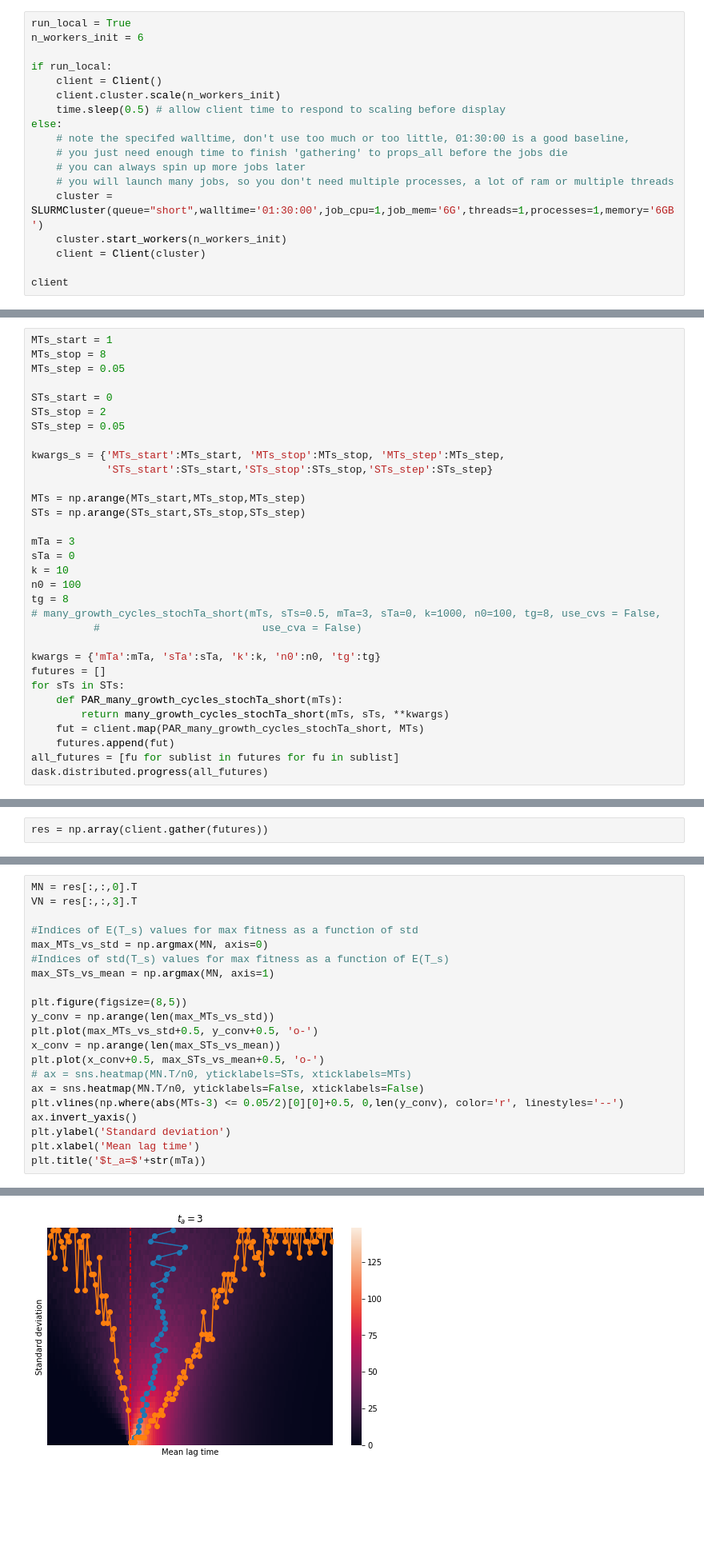
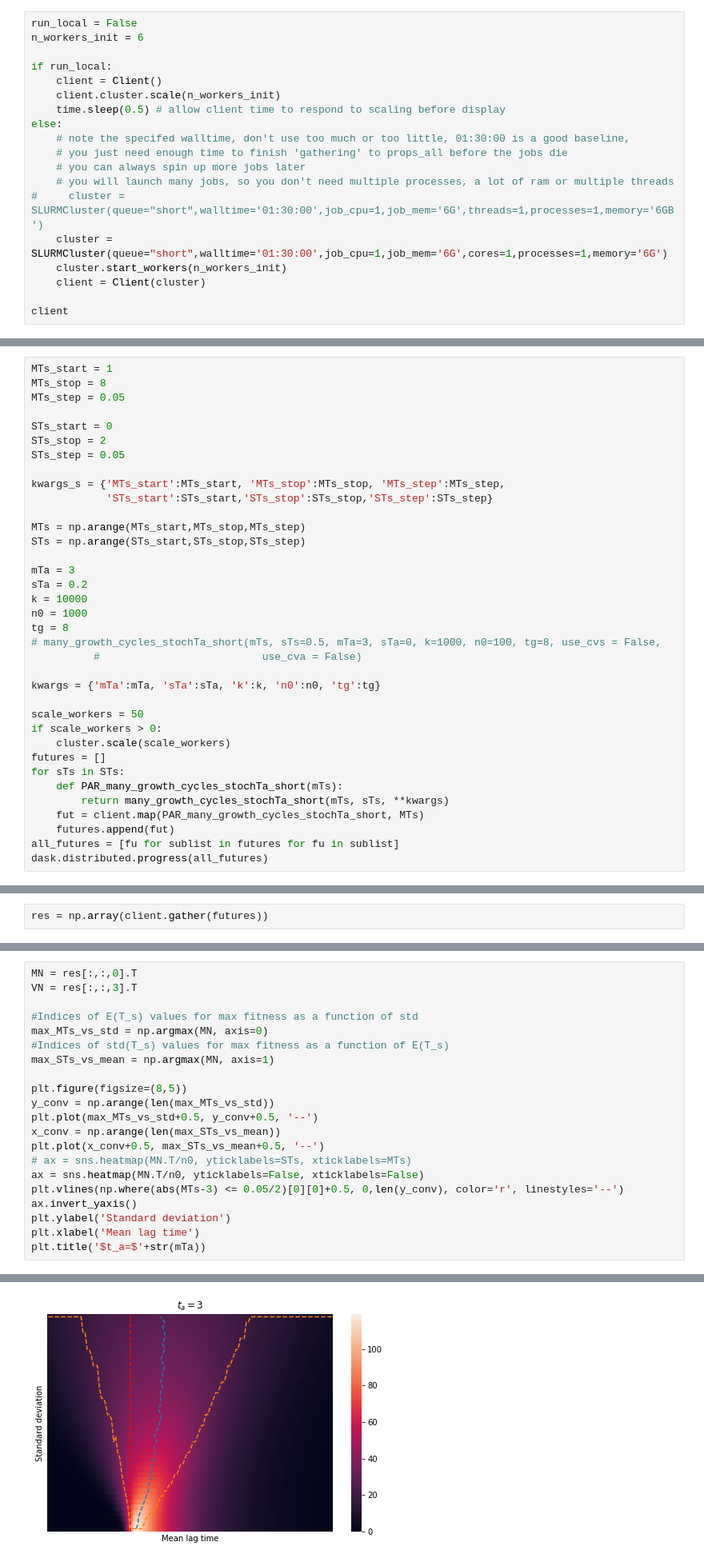
Before and after one commit to gutiloluis/pqe1, a Jupyter notebook: 190320_Parallelization!.ipynb, the cells around one changed output, grey strips where cells are left out. Shown at 80% size. Drawn from its saved outputs; the diff is of its cells as text; blank space fills up the shorter version.

Commit message:
Run in the cluster, save in nice format

```diff
--- a/190320_Parallelization!.ipynb
+++ b/190320_Parallelization!.ipynb
@@ -16,7 +17,7 @@ def sec_to_min_s(t):
 # %% [output]
 Populating the interactive namespace from numpy and matplotlib
 # %%
-run_local = True
+run_local = False
 n_workers_init = 6
 
 if run_local:
@@ -28,7 +29,8 @@ else:
     # you just need enough time to finish 'gathering' to props_all before the jobs die
     # you can always spin up more jobs later
     # you will launch many jobs, so you don't need multiple processes, a lot of ram or multiple threads
-    cluster = SLURMCluster(queue="short",walltime='01:30:00',job_cpu=1,job_mem='6G',threads=1,processes=1,memory='6GB')
+#     cluster = SLURMCluster(queue="short",walltime='01:30:00',job_cpu=1,job_mem='6G',threads=1,processes=1,memory='6GB')
+    cluster = SLURMCluster(queue="short",walltime='01:30:00',job_cpu=1,job_mem='6G',cores=1,processes=1,memory='6G')
     cluster.start_workers(n_workers_init)
     client = Client(cluster)
 
@@ -206,14 +210,18 @@ MTs = np.arange(MTs_start,MTs_stop,MTs_step)
 STs = np.arange(STs_start,STs_stop,STs_step)
 
 mTa = 3
-sTa = 0
-k = 10
-n0 = 100
+sTa = 0.2
+k = 10000
+n0 = 1000
 tg = 8
 # many_growth_cycles_stochTa_short(mTs, sTs=0.5, mTa=3, sTa=0, k=1000, n0=100, tg=8, use_cvs = False,
           #                          use_cva = False)
 
 kwargs = {'mTa':mTa, 'sTa':sTa, 'k':k, 'n0':n0, 'tg':tg}
+
+scale_workers = 50
+if scale_workers > 0:
+    cluster.scale(scale_workers)
 futures = []
 for sTs in STs:
     def PAR_many_growth_cycles_stochTa_short(mTs):
@@ -240,9 +248,9 @@ max_STs_vs_mean = np.argmax(MN, axis=1)
 
 plt.figure(figsize=(8,5))
 y_conv = np.arange(len(max_MTs_vs_std))
-plt.plot(max_MTs_vs_std+0.5, y_conv+0.5, 'o-')
+plt.plot(max_MTs_vs_std+0.5, y_conv+0.5, '--')
 x_conv = np.arange(len(max_STs_vs_mean))
-plt.plot(x_conv+0.5, max_STs_vs_mean+0.5, 'o-')
+plt.plot(x_conv+0.5, max_STs_vs_mean+0.5, '--')
 # ax = sns.heatmap(MN.T/n0, yticklabels=STs, xticklabels=MTs)
 ax = sns.heatmap(MN.T/n0, yticklabels=False, xticklabels=False)
 plt.vlines(np.where(abs(MTs-3) <= 0.05/2)[0][0]+0.5, 0,len(y_conv), color='r', linestyles='--')
@@ -255 +263 @@ Text(0.5,1,'$t_a=$3')
-[figure, old version]
+[figure, new version]
```
Also changed, not shown: parts of 13 cells of this notebook.
